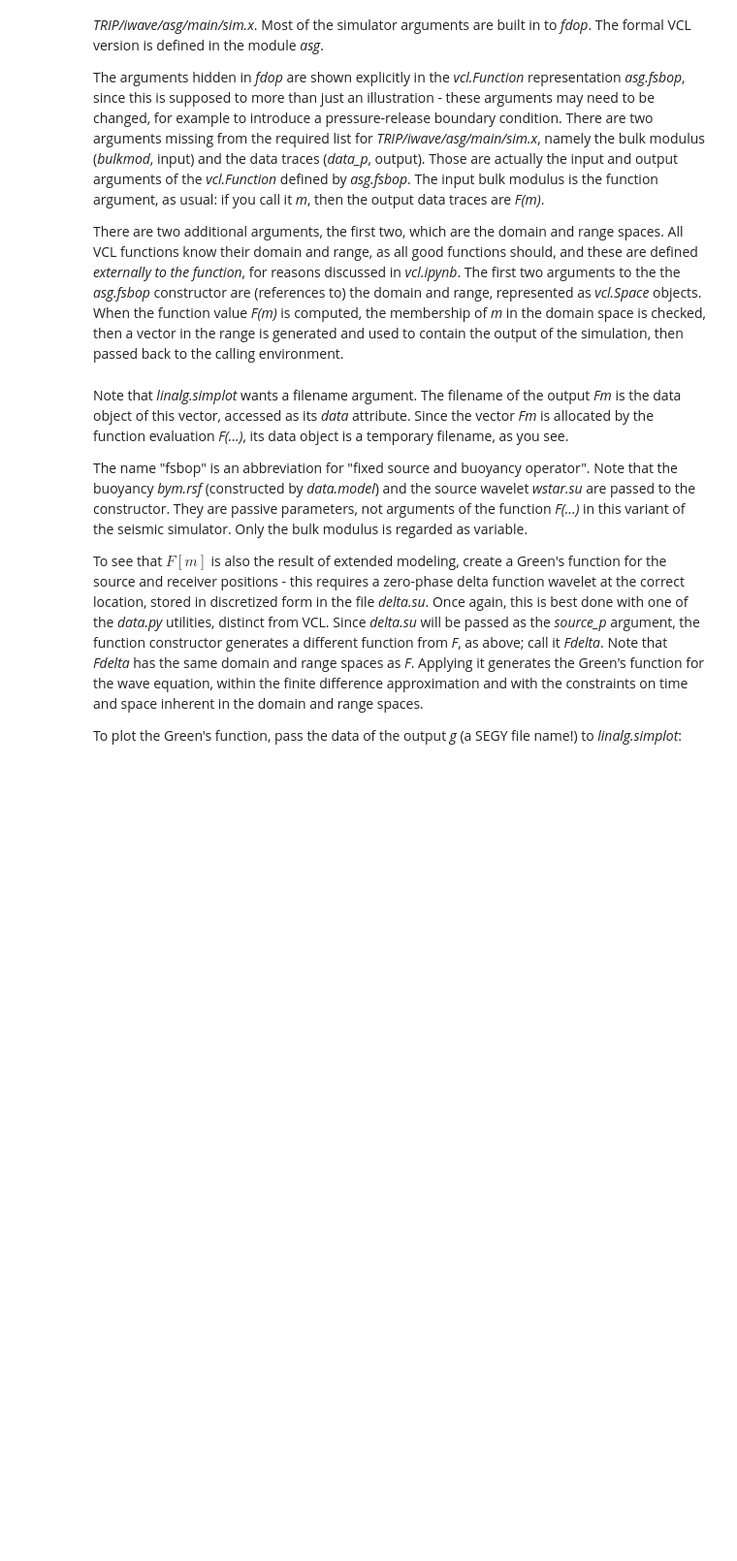
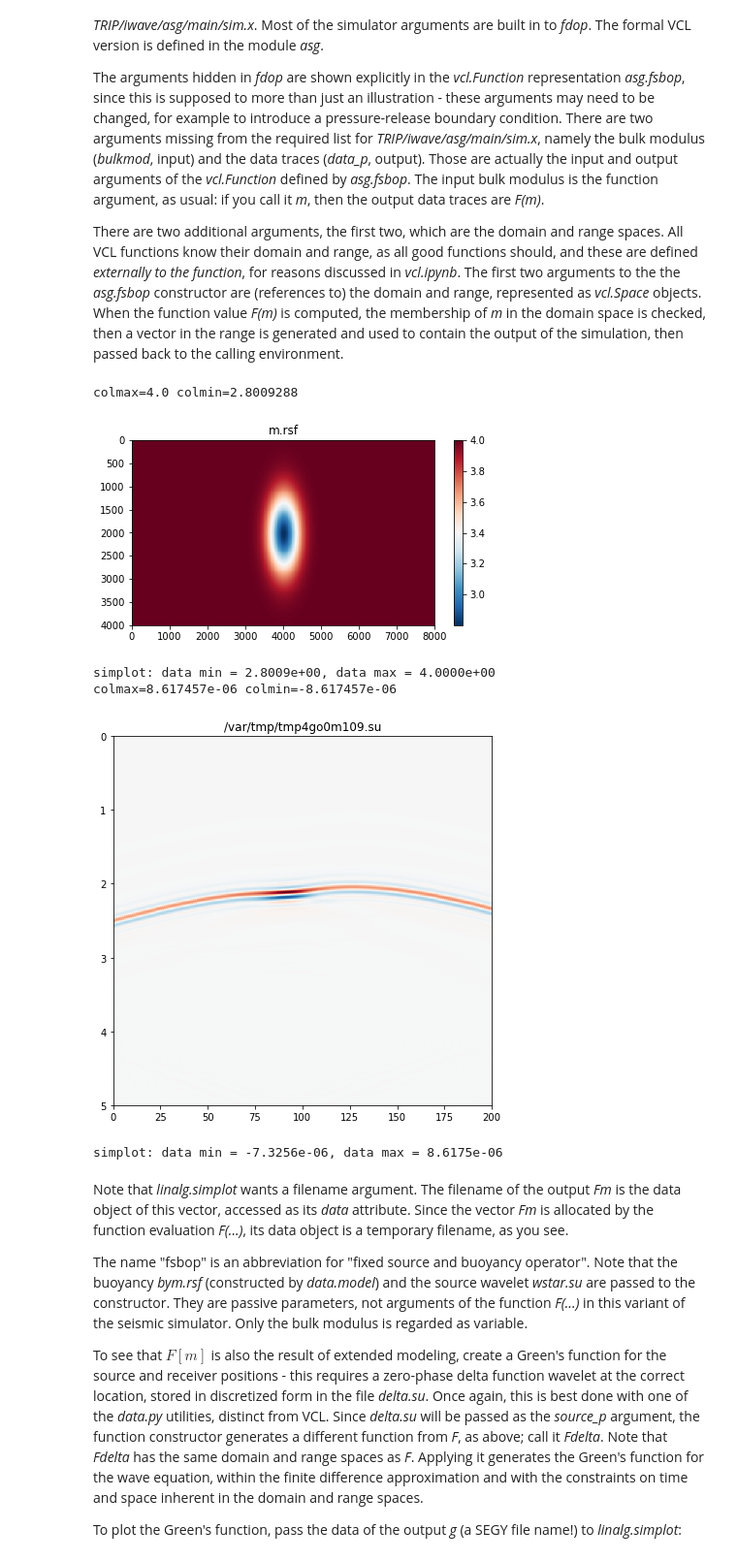
Before and after one commit to wwsorcas/trip, a Jupyter notebook: pyrvl/awivc.ipynb, the cells around one changed output. Shown at 97% size. Drawn from its saved outputs; the diff is of its cells as text; code cells hidden in the pictures; blank space fills up the shorter version.

Commit message:
modified per updated linalg.py

```diff
--- a/pyrvl/awivc.ipynb
+++ b/pyrvl/awivc.ipynb
@@ -120,19 +138,29 @@ There are two additional arguments, the first two, which are the domain and rang
 # %%
 import asg
 
 ######################$ operator ############################
 F = asg.fsbop(dom=bulksp, rng=datasp, \
             buoyancy='bym.rsf', source_p='wstar.su', \
             order=2, sampord=1, nsnaps=20,\
             cfl=0.5, cmin=1.0, cmax=3.0,dmin=0.8, dmax=3.0,\
             nl1=250, nr1=250, nl2=250, nr2=250, pmlampl=1.0)
 ########################## modeling ############################
 
+# plot data stored in m
+linalg.simplot(m.data, addcb=True)
+
 # evaluate F[m]
 Fm = F(m)
 
 # plot data stored in Fm
 linalg.simplot(Fm.data)
+# %% [output]
+colmax=4.0 colmin=2.8009288
+[figure, added]
+simplot: data min = 2.8009e+00, data max = 4.0000e+00
+colmax=8.617457e-06 colmin=-8.617457e-06
+[figure, added]
+simplot: data min = -7.3256e-06, data max = 8.6175e-06
 # %% [markdown]
 Note that *linalg.simplot* wants a filename argument. The filename of the output *Fm* is the data object of this vector, accessed as its *data* attribute. Since the vector *Fm* is allocated by the function evaluation *F(...)*, its data object is a temporary filename, as you see.
 
```
Also changed, not shown: parts of 29 cells of this notebook, 6 other files.
